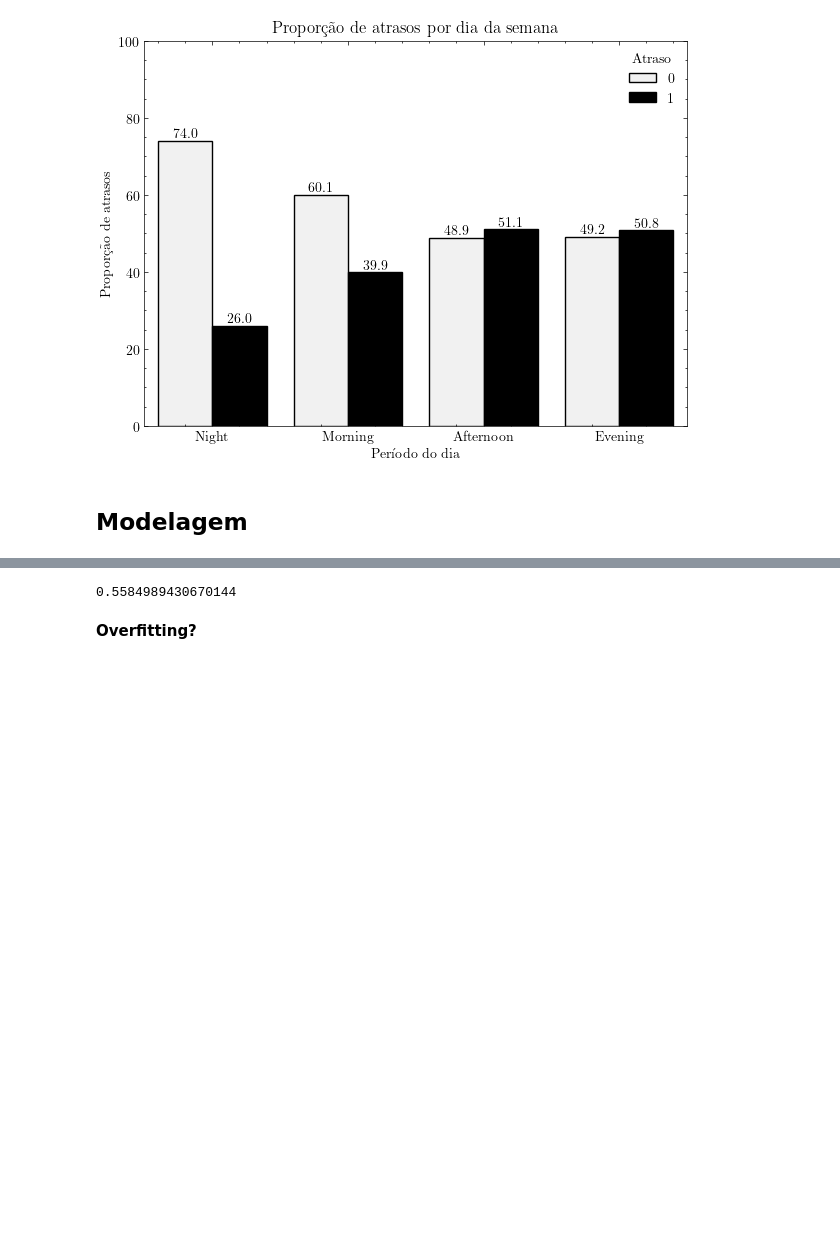
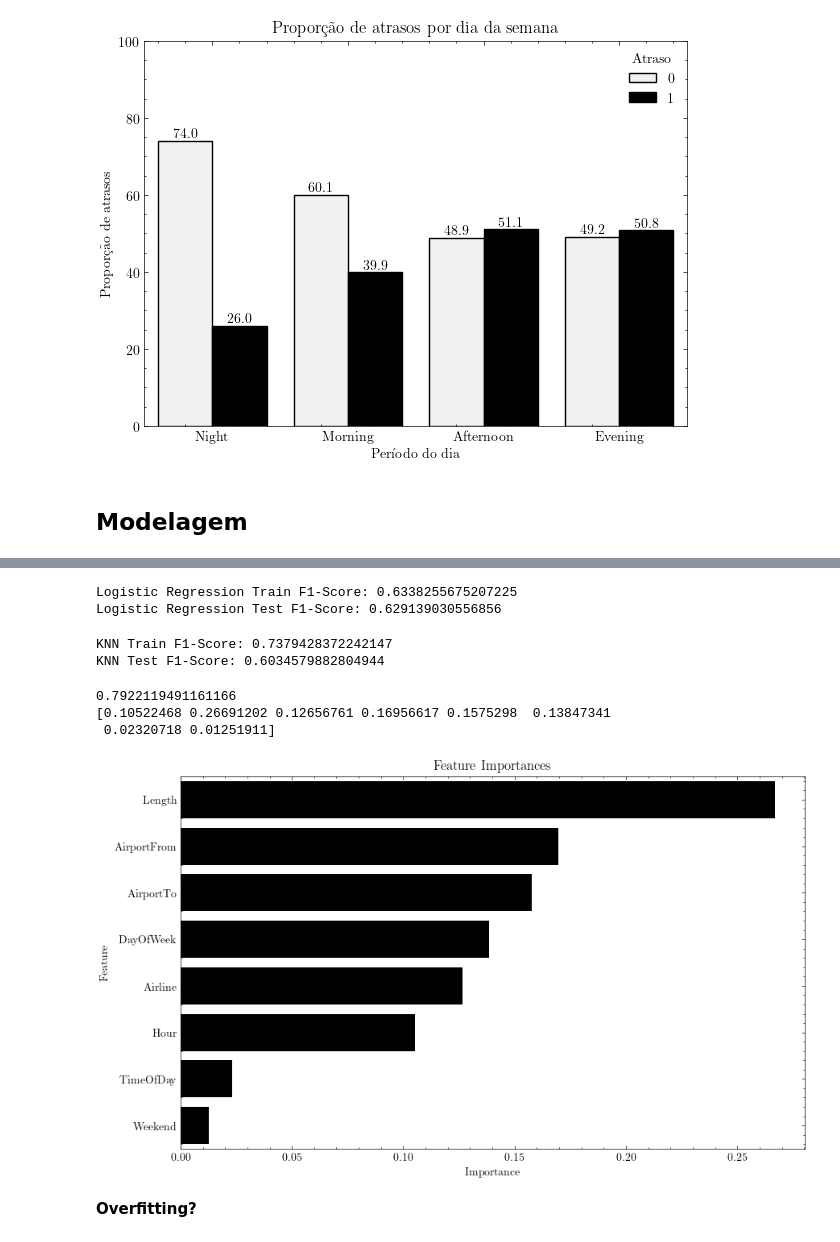
Before and after one commit to matheuscamposmt/airlines-delay, a Jupyter notebook: airlines_delay_notebook.ipynb, the cells around one changed output, grey strips where cells are left out. Cells and saved outputs as stored; diff of their text form; code cells hidden in the pictures; blank space fills up the shorter version.

```diff
--- a/airlines_delay_notebook.ipynb
+++ b/airlines_delay_notebook.ipynb
@@ -348,7 +354,48 @@ print(feature_importances)
-# %%
-X_test_transformed = preprocessor.transform(X_test)
-X_test_transformed = pd.DataFrame(X_test_transformed, columns=numeric_features + categorical_features)
-
-print(f1_score(y_test, rf_clf.predict(X_test_transformed)))
-# %% [output]
-0.5584989430670144
+# %%
+X_train_transformed = preprocessor_logreg.fit_transform(X_train)
+
+log_reg = LogisticRegression(random_state=42, max_iter=1000)
+log_reg.fit(X_train_transformed, y_train)
+
+print(f'Logistic Regression Train F1-Score: {f1_score(y_train, log_reg.predict(X_train_transformed), average="macro")}')
+print(f'Logistic Regression Test F1-Score: {f1_score(y_test, log_reg.predict(preprocessor_logreg.transform(X_test)), average="macro")}')
+# %% [output]
+Logistic Regression Train F1-Score: 0.6338255675207225
+Logistic Regression Test F1-Score: 0.629139030556856
+# %%
+preprocessor_knn = ColumnTransformer(
+    transformers=[
+        ('num', StandardScaler(), ['Hour', 'Length']),
+        ('cat', OneHotEncoder(handle_unknown='ignore'), ['Airline', 'DayOfWeek', 'TimeOfDay', 'Weekend'])
+    ], remainder='drop')
+
+X_train_transformed = preprocessor.fit_transform(X_train)
+scaler = StandardScaler()
+X_train_transformed = scaler.fit_transform(X_train_transformed)
+
+knn = KNeighborsClassifier(n_neighbors=5, n_jobs=-1)
+knn.fit(X_train_transformed, y_train)
+
+print(f'KNN Train F1-Score: {f1_score(y_train, knn.predict(X_train_transformed), average="macro")}')
+print(f'KNN Test F1-Score: {f1_score(y_test, knn.predict(scaler.transform(preprocessor.transform(X_test))), average="macro")}')
+# %% [output]
+KNN Train F1-Score: 0.7379428372242147
+KNN Test F1-Score: 0.6034579882804944
+# %%
+X_train_transformed = preprocessor.fit_transform(X_train)
+
+rf_clf = RandomForestClassifier(n_estimators=100, random_state=32, n_jobs=-1)
+rf_clf.fit(X_train_transformed, y_train)
+
+print(f'Random Forest Train F1-Score', f1_score(y_train, rf_clf.predict(X_train_transformed)))
+print(f'Random Forest Test F1-Score', f1_score(y_test, rf_clf.predict(preprocessor.transform(X_test))))
+
+dt_clf = DecisionTreeClassifier(max_depth=10, random_state=32)
+dt_clf.fit(X_train_transformed, y_train)
+
+print(f'Decision Tree Train F1-Score', f1_score(y_train, dt_clf.predict(X_train_transformed)))
+print(f'Decision Tree Test F1-Score', f1_score(y_test, dt_clf.predict(preprocessor.transform(X_test))))
+# %% [output]
+0.7922119491161166
+[0.10522468 0.26691202 0.12656761 0.16956617 0.1575298  0.13847341
+ 0.02320718 0.01251911]
@@ -355,3 +407,18 @@ print(f1_score(y_test, rf_clf.predict(X_test_transformed)))
+# %%
+# print feature importances
+feature_importances = rf_clf.feature_importances_
+feature_importances_df = pd.DataFrame({'feature': numeric_features + categorical_features, 'importance': feature_importances})
+
+# plot feature importances
+fig = plt.figure(figsize=(10, 6))
+sns.barplot(data=feature_importances_df.sort_values(by='importance', ascending=False), x='importance', y='feature', color='black')
+plt.title('Feature Importances')
+plt.xlabel('Importance')
+plt.ylabel('Feature')
+#plt.savefig('figures/eda/feature_importances.png', dpi=300, bbox_inches='tight')
+plt.show()
+# %% [output]
+[figure, added]
 # %% [markdown]
 **Overfitting?**
 # %%
```
Also changed, not shown: parts of 14 cells of this notebook.
